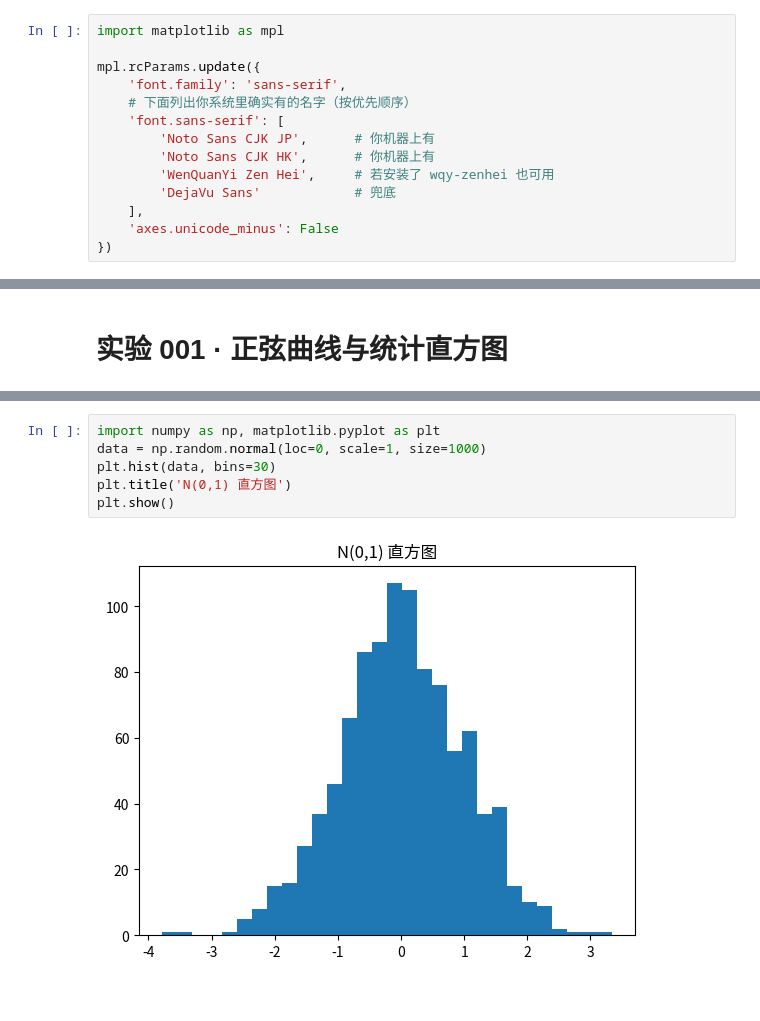
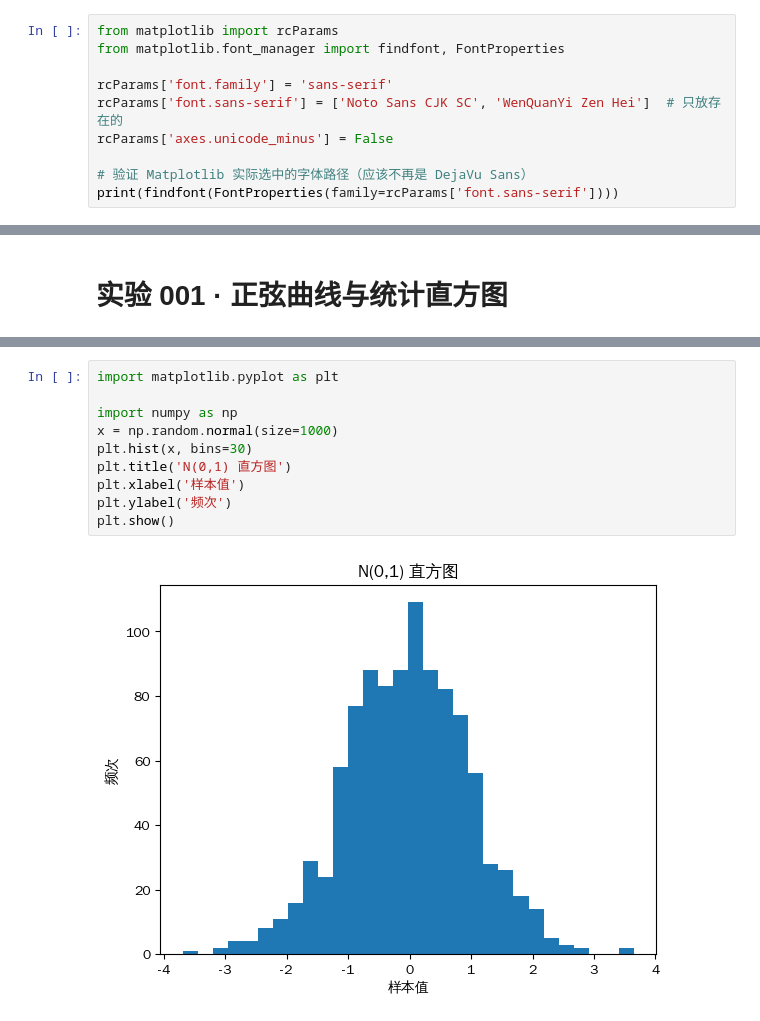
Before and after one commit to yrc-better/yrc-blog, a Jupyter notebook: docs/experiments/exp-001.ipynb, the cells around one changed output, grey strips where cells are left out. Cells and saved outputs as stored; diff of their text form.

```diff
--- a/docs/experiments/exp-001.ipynb
+++ b/docs/experiments/exp-001.ipynb
@@ -1,14 +1,10 @@
 # %%
-import matplotlib as mpl
+from matplotlib import rcParams
+from matplotlib.font_manager import findfont, FontProperties
 
-mpl.rcParams.update({
-    'font.family': 'sans-serif',
-    # 下面列出你系统里确实有的名字（按优先顺序）
-    'font.sans-serif': [
-        'Noto Sans CJK JP',      # 你机器上有
-        'Noto Sans CJK HK',      # 你机器上有
-        'WenQuanYi Zen Hei',     # 若安装了 wqy-zenhei 也可用
-        'DejaVu Sans'            # 兜底
-    ],
-    'axes.unicode_minus': False
-})
+rcParams['font.family'] = 'sans-serif'
+rcParams['font.sans-serif'] = ['Noto Sans CJK SC', 'WenQuanYi Zen Hei']  # 只放存在的
+rcParams['axes.unicode_minus'] = False
+
+# 验证 Matplotlib 实际选中的字体路径（应该不再是 DejaVu Sans）
+print(findfont(FontProperties(family=rcParams['font.sans-serif'])))
@@ -27,8 +25,12 @@ plt.show()
 # %%
-import numpy as np, matplotlib.pyplot as plt
-data = np.random.normal(loc=0, scale=1, size=1000)
-plt.hist(data, bins=30)
+import matplotlib.pyplot as plt
+
+import numpy as np
+x = np.random.normal(size=1000)
+plt.hist(x, bins=30)
 plt.title('N(0,1) 直方图')
+plt.xlabel('样本值')
+plt.ylabel('频次')
 plt.show()
 # %% [output]
-[figure, old version]
+[figure, new version]
```
Also changed, not shown: parts of 2 cells of this notebook, 1 other file.
